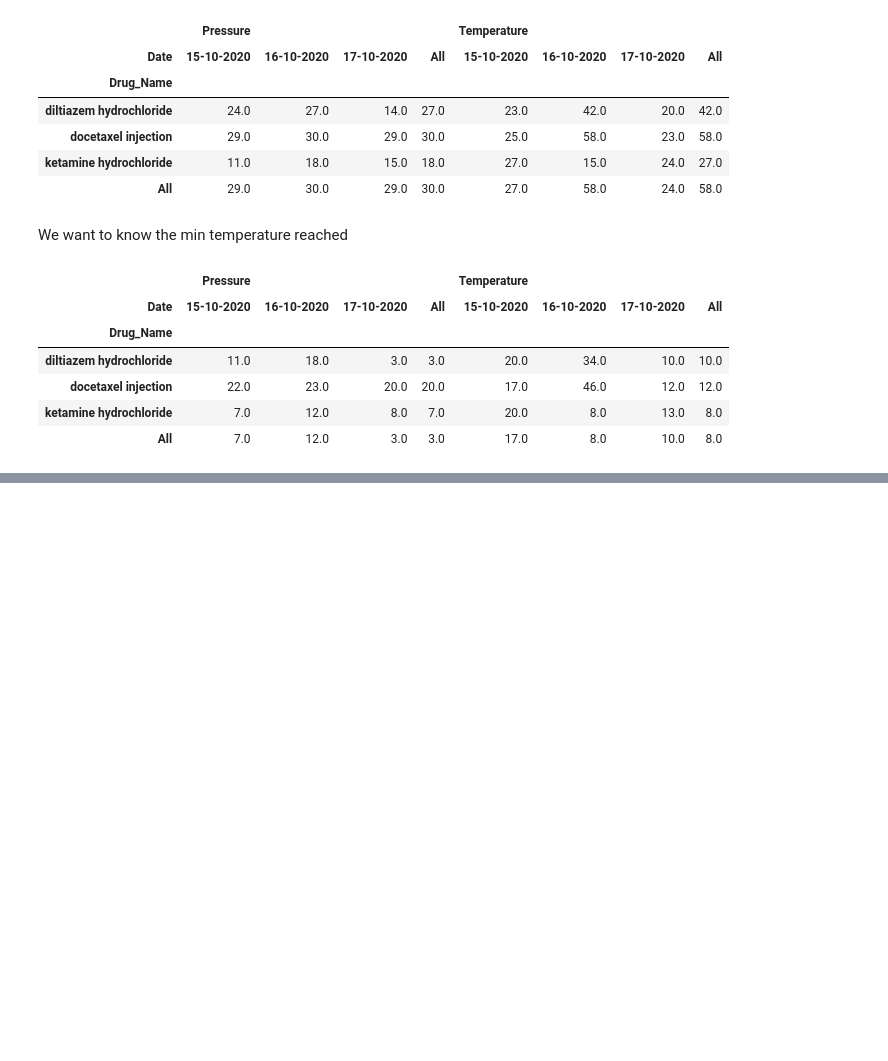
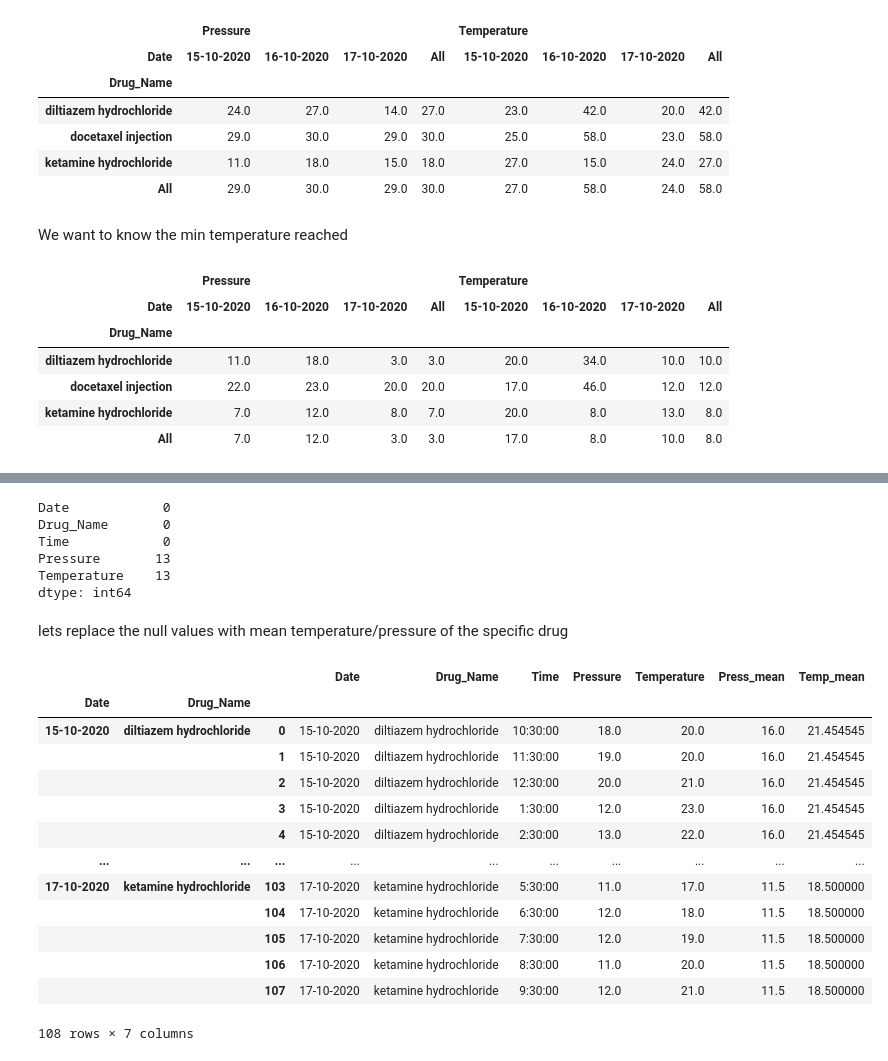
Before and after one commit to AntaraR12/pfizer_case_analysis, a Jupyter notebook: notebook.ipynb, the cells around one changed output, grey strips where cells are left out. Cells and saved outputs as stored; diff of their text form; code cells hidden in the pictures; blank space fills up the shorter version.

```diff
--- a/notebook.ipynb
+++ b/notebook.ipynb
@@ -191,0 +209,33 @@ pd.pivot_table( df_final,
+# %%
+df_final.isna().sum()
+# %% [output]
+Date            0
+Drug_Name       0
+Time            0
+Pressure       13
+Temperature    13
+dtype: int64
+# %% [markdown]
+lets replace the null values with mean temperature/pressure of the specific drug
+# %%
+def cal_mean(x):
+    x["Press_mean"] = x["Pressure"].mean()
+    x["Temp_mean"] = x["Temperature"].mean()
+    return x
+# %%
+df_final.groupby(["Date", "Drug_Name"]).apply(cal_mean)
+# %% [output]
+|  |  |  | Date | Drug_Name | Time | Pressure | Temperature | Press_mean | Temp_mean |
+| Date | Drug_Name |  |  |  |  |  |  |  |  |
+| 15-10-2020 | diltiazem hydrochloride | 0 | 15-10-2020 | diltiazem hydrochloride | 10:30:00 | 18.0 | 20.0 | 16.0 | 21.454545 |
+|  |  | 1 | 15-10-2020 | diltiazem hydrochloride | 11:30:00 | 19.0 | 20.0 | 16.0 | 21.454545 |
+|  |  | 2 | 15-10-2020 | diltiazem hydrochloride | 12:30:00 | 20.0 | 21.0 | 16.0 | 21.454545 |
+|  |  | 3 | 15-10-2020 | diltiazem hydrochloride | 1:30:00 | 12.0 | 23.0 | 16.0 | 21.454545 |
+|  |  | 4 | 15-10-2020 | diltiazem hydrochloride | 2:30:00 | 13.0 | 22.0 | 16.0 | 21.454545 |
+| ... | ... | ... | ... | ... | ... | ... | ... | ... | ... |
+| 17-10-2020 | ketamine hydrochloride | 103 | 17-10-2020 | ketamine hydrochloride | 5:30:00 | 11.0 | 17.0 | 11.5 | 18.500000 |
+|  |  | 104 | 17-10-2020 | ketamine hydrochloride | 6:30:00 | 12.0 | 18.0 | 11.5 | 18.500000 |
+|  |  | 105 | 17-10-2020 | ketamine hydrochloride | 7:30:00 | 12.0 | 19.0 | 11.5 | 18.500000 |
+|  |  | 106 | 17-10-2020 | ketamine hydrochloride | 8:30:00 | 11.0 | 20.0 | 11.5 | 18.500000 |
+|  |  | 107 | 17-10-2020 | ketamine hydrochloride | 9:30:00 | 12.0 | 21.0 | 11.5 | 18.500000 |
+108 rows × 7 columns
```
Also changed, not shown: parts of 2 cells of this notebook.
